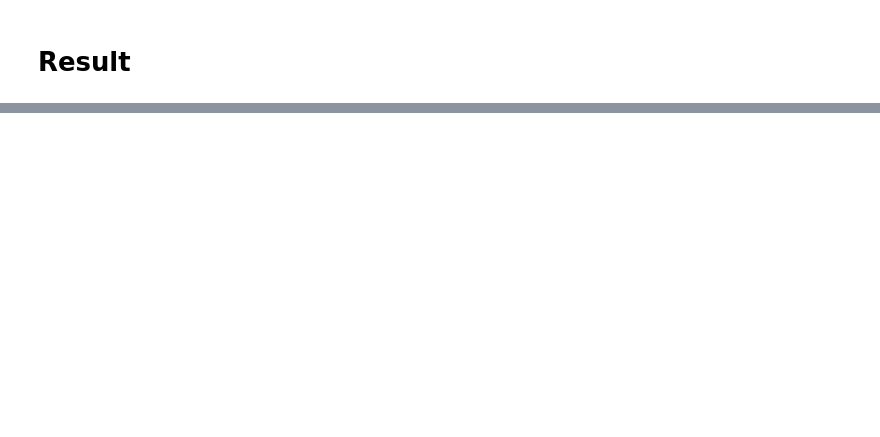
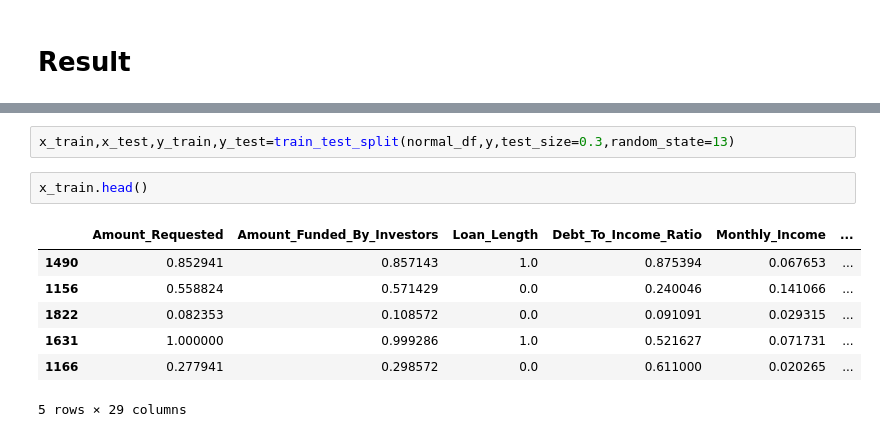
Before and after one commit to prashant4961/bank_interest_rate, a Jupyter notebook: bank_interest_rate.ipynb, the cells around one changed output, grey strips where cells are left out. Saved outputs shown, nothing was run; the diff lists cells and outputs as text; blank space fills up the shorter version.

```diff
--- a/bank_interest_rate.ipynb
+++ b/bank_interest_rate.ipynb
@@ -1426,0 +1484,12 @@ Linear Regression (Variance Threshold = 1.5):
+# %%
+x_train,x_test,y_train,y_test=train_test_split(normal_df,y,test_size=0.3,random_state=13)
+# %%
+x_train.head()
+# %% [output]
+|  | Amount_Requested | Amount_Funded_By_Investors | Loan_Length | Debt_To_Income_Ratio | Monthly_Income | ... |
+| 1490 | 0.852941 | 0.857143 | 1.0 | 0.875394 | 0.067653 | ... |
+| 1156 | 0.558824 | 0.571429 | 0.0 | 0.240046 | 0.141066 | ... |
+| 1822 | 0.082353 | 0.108572 | 0.0 | 0.091091 | 0.029315 | ... |
+| 1631 | 1.000000 | 0.999286 | 1.0 | 0.521627 | 0.071731 | ... |
+| 1166 | 0.277941 | 0.298572 | 0.0 | 0.611000 | 0.020265 | ... |
+5 rows × 29 columns
```
Also changed, not shown: parts of 47 cells of this notebook, 2 other files.
